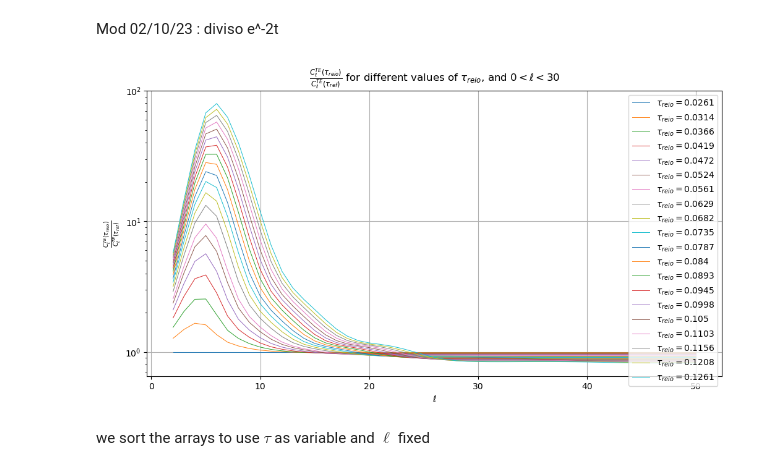
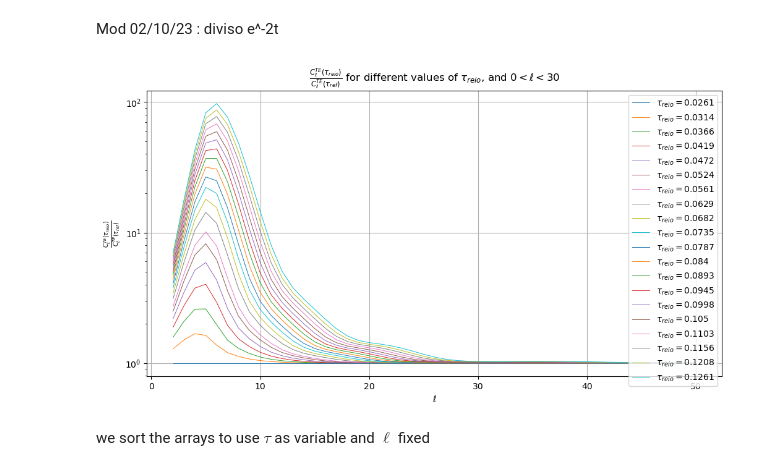
Before and after one commit to farocrown/Simreg, a Jupyter notebook: sr_cmb_cl.ipynb, the cells around one changed output. Saved outputs shown, nothing was run; the diff lists cells and outputs as text; code cells hidden in the pictures.

```diff
--- a/sr_cmb_cl.ipynb
+++ b/sr_cmb_cl.ipynb
@@ -56,20 +56,20 @@ Mod 02/10/23 : diviso e^-2t
 # %%
 plt.figure(figsize=(12, 6))
 ee_ratio = []
 for i in range (a):
     l = ell[(i * alpha):(i + 1)*alpha]
-    y = ee[(i * alpha):(i + 1)*alpha]/(cl_ref['EE'][0:alpha]*np.exp(-2*tau[(i * alpha):(i + 1)*alpha]))
+    y = np.exp(-2*tau[0:alpha])*ee[(i * alpha):(i + 1)*alpha]/(cl_ref['EE'][0:alpha]*np.exp(-2*tau[(i * alpha):(i + 1)*alpha]))
     ee_ratio.append(y)
     string = r'$\tau_{reio}=$' + str(round(t_reio[i], 4))
     plt.semilogy(l,y, label=string, lw=0.7)
     plt.legend()
 plt.xlabel('$\ell$')
 plt.ylabel(r'$\frac{C_{\ell}^{TE}(\tau_{reio})}{C_{\ell}^{TE}(\tau_{ref})}$')
 plt.title(r'$\frac{C_{\ell}^{TE}(\tau_{reio})}{C_{\ell}^{TE}(\tau_{ref})}$ for different values of $\tau_{reio}$, and $0<\ell<30}$')
 plt.grid(True)
 plt.show()
 # %% [output]
-[figure, old version]
+[figure, new version]
 # %%
 l = ell[0:alpha]
 ratio_used = ee_ratio[19]
```
Also changed, not shown: parts of 2 cells of this notebook, 1 other file.
